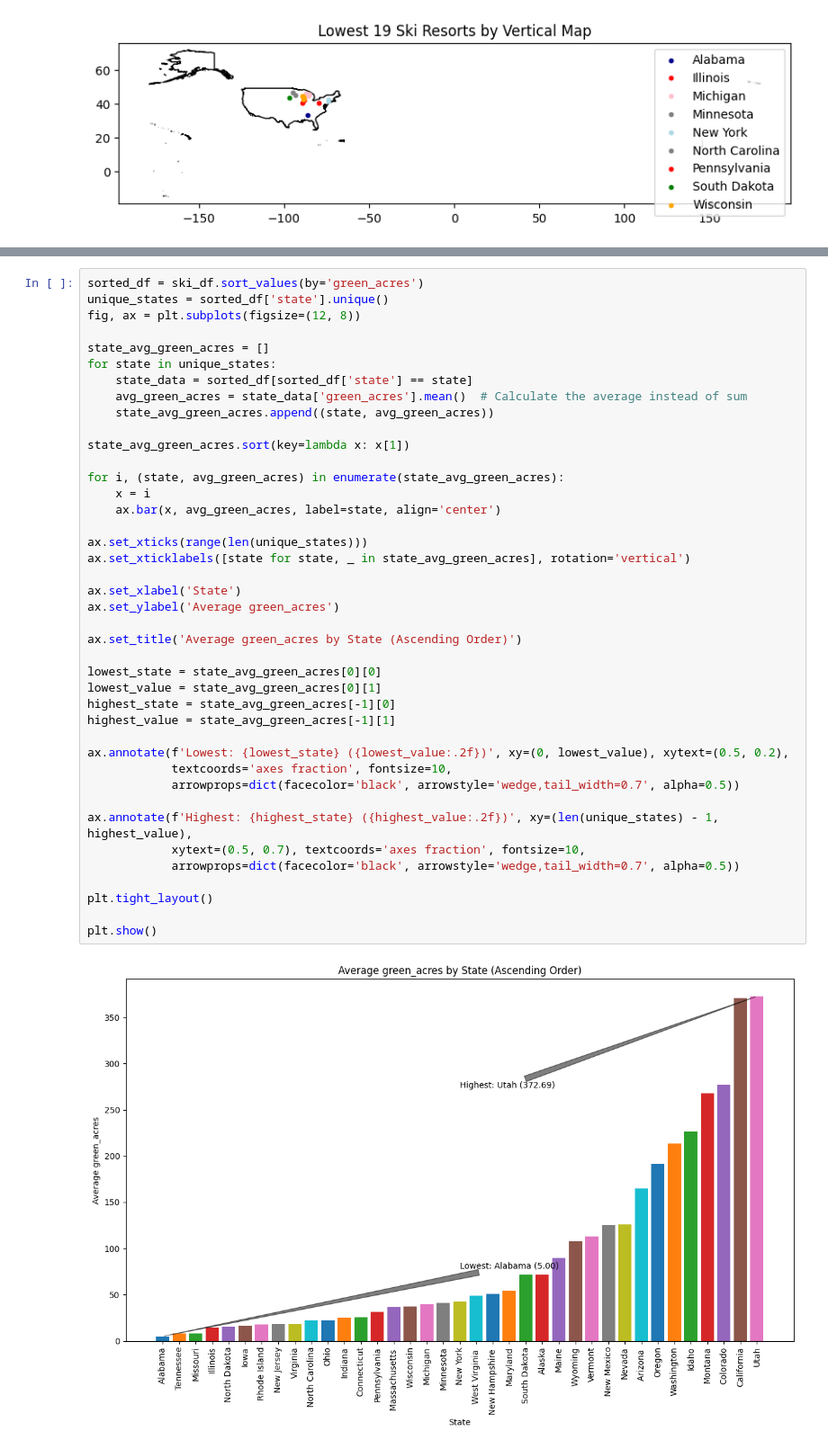
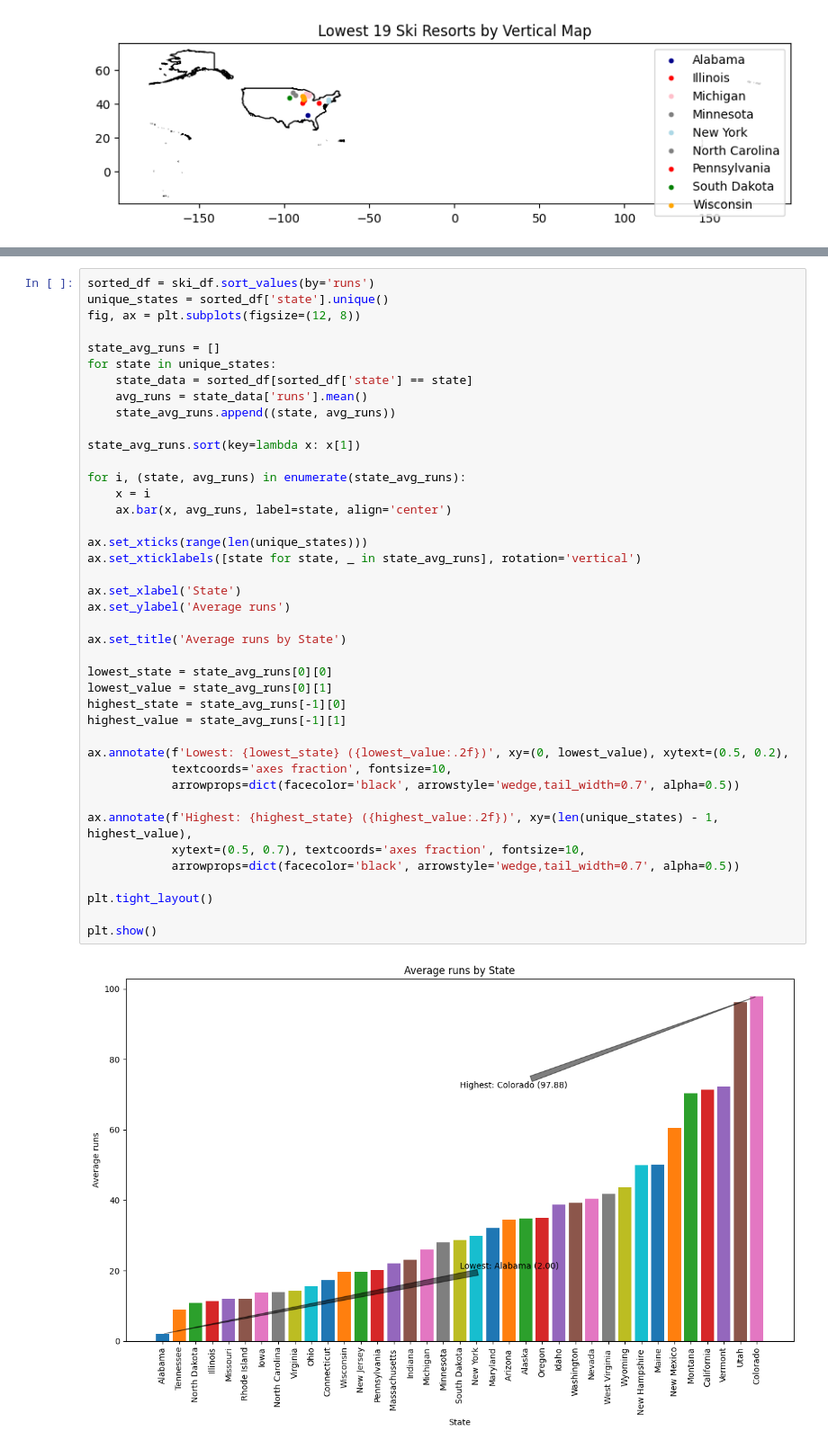
Before and after one commit to emilytan32/data_project_2023, a Jupyter notebook: skiresort_dataset.ipynb, the cells around one changed output, grey strips where cells are left out. Shown at 90% size. Drawn from its saved outputs; the diff is of its cells as text.

```diff
--- a/skiresort_dataset.ipynb
+++ b/skiresort_dataset.ipynb
@@ -560,43 +532,43 @@ plt.show()
 # %%
-sorted_df = ski_df.sort_values(by='green_acres')
+sorted_df = ski_df.sort_values(by='runs')
 unique_states = sorted_df['state'].unique()
 fig, ax = plt.subplots(figsize=(12, 8))
 
-state_avg_green_acres = []
+state_avg_runs = []
 for state in unique_states:
     state_data = sorted_df[sorted_df['state'] == state]
-    avg_green_acres = state_data['green_acres'].mean()  # Calculate the average instead of sum
-    state_avg_green_acres.append((state, avg_green_acres))
+    avg_runs = state_data['runs'].mean()
+    state_avg_runs.append((state, avg_runs))
 
-state_avg_green_acres.sort(key=lambda x: x[1])
+state_avg_runs.sort(key=lambda x: x[1])
 
-for i, (state, avg_green_acres) in enumerate(state_avg_green_acres):
+for i, (state, avg_runs) in enumerate(state_avg_runs):
     x = i
-    ax.bar(x, avg_green_acres, label=state, align='center')
+    ax.bar(x, avg_runs, label=state, align='center')
 
 ax.set_xticks(range(len(unique_states)))
-ax.set_xticklabels([state for state, _ in state_avg_green_acres], rotation='vertical')
+ax.set_xticklabels([state for state, _ in state_avg_runs], rotation='vertical')
 
 ax.set_xlabel('State')
-ax.set_ylabel('Average green_acres')
+ax.set_ylabel('Average runs')
 
-ax.set_title('Average green_acres by State (Ascending Order)')
+ax.set_title('Average runs by State')
 
-lowest_state = state_avg_green_acres[0][0]
-lowest_value = state_avg_green_acres[0][1]
-highest_state = state_avg_green_acres[-1][0]
-highest_value = state_avg_green_acres[-1][1]
+lowest_state = state_avg_runs[0][0]
+lowest_value = state_avg_runs[0][1]
+highest_state = state_avg_runs[-1][0]
+highest_value = state_avg_runs[-1][1]
 
 ax.annotate(f'Lowest: {lowest_state} ({lowest_value:.2f})', xy=(0, lowest_value), xytext=(0.5, 0.2),
             textcoords='axes fraction', fontsize=10,
             arrowprops=dict(facecolor='black', arrowstyle='wedge,tail_width=0.7', alpha=0.5))
 
 ax.annotate(f'Highest: {highest_state} ({highest_value:.2f})', xy=(len(unique_states) - 1, highest_value),
             xytext=(0.5, 0.7), textcoords='axes fraction', fontsize=10,
             arrowprops=dict(facecolor='black', arrowstyle='wedge,tail_width=0.7', alpha=0.5))
 
 plt.tight_layout()
 
 plt.show()
 # %% [output]
-[figure, old version]
+[figure, new version]
```
Also changed, not shown: parts of 24 cells of this notebook.
